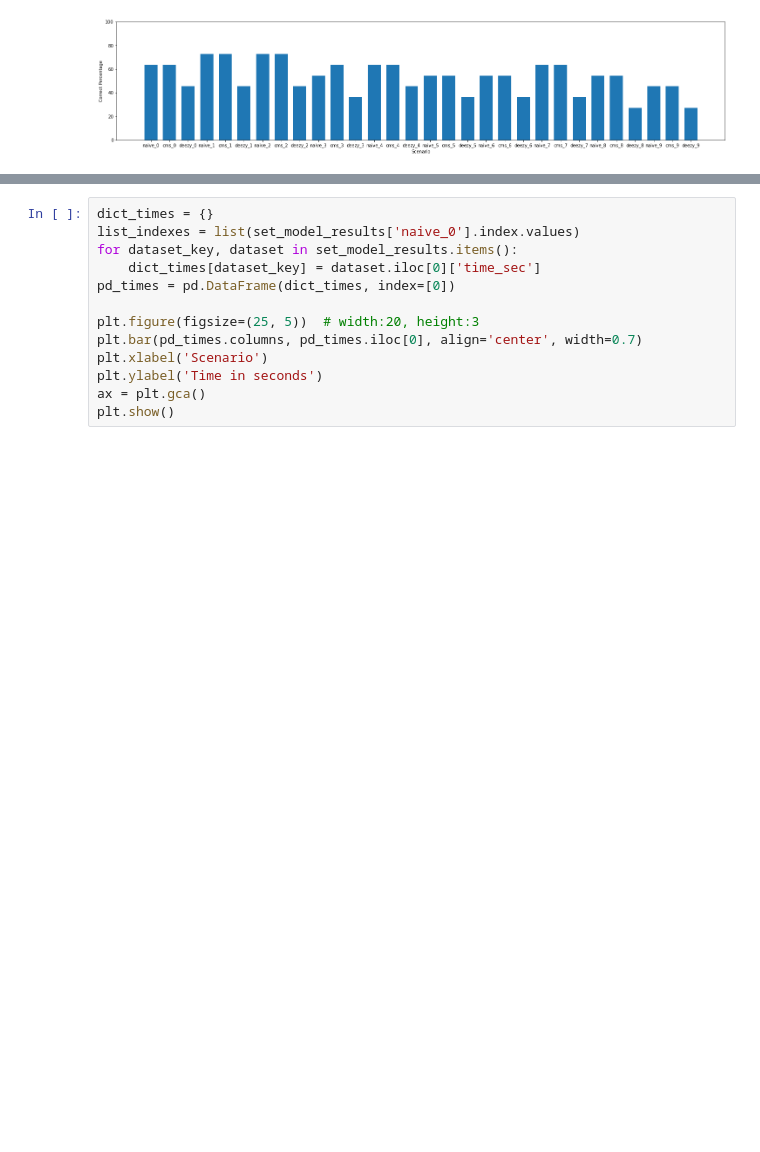
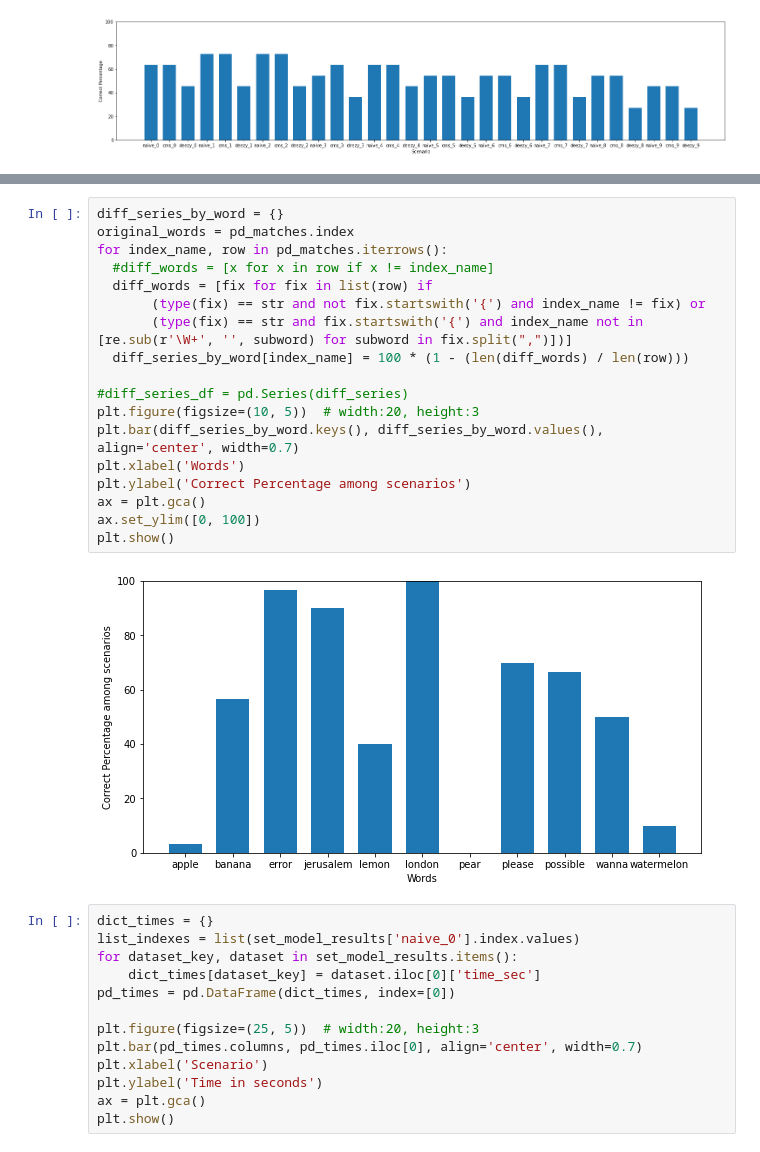
Before and after one commit to stavco9/datastreaming-final-project, a Jupyter notebook: Data_Analysis_All.ipynb, the cells around one changed output, grey strips where cells are left out. Saved outputs shown, nothing was run; the diff lists cells and outputs as text; blank space fills up the shorter version.

Commit message:
Added comparison by word in data analysis and also high order cms

```diff
--- a/Data_Analysis_All.ipynb
+++ b/Data_Analysis_All.ipynb
@@ -128,6 +128,26 @@ dict_diffes_df
 | 23 | --- | gannan | --- | --- | --- | --- | --- | --- | --- | --- | ... |
 | 24 | --- | nana | --- | --- | --- | --- | --- | --- | --- | --- | ... |
 | 25 | --- | bandanas | --- | --- | --- | --- | --- | --- | --- | --- | ... |
+# %%
+diff_series_by_word = {}
+original_words = pd_matches.index
+for index_name, row in pd_matches.iterrows():
+  #diff_words = [x for x in row if x != index_name]
+  diff_words = [fix for fix in list(row) if
+       (type(fix) == str and not fix.startswith('{') and index_name != fix) or
+       (type(fix) == str and fix.startswith('{') and index_name not in [re.sub(r'\W+', '', subword) for subword in fix.split(",")])]
+  diff_series_by_word[index_name] = 100 * (1 - (len(diff_words) / len(row)))
+
+#diff_series_df = pd.Series(diff_series)
+plt.figure(figsize=(10, 5))  # width:20, height:3
+plt.bar(diff_series_by_word.keys(), diff_series_by_word.values(), align='center', width=0.7)
+plt.xlabel('Words')
+plt.ylabel('Correct Percentage among scenarios')
+ax = plt.gca()
+ax.set_ylim([0, 100])
+plt.show()
+# %% [output]
+[figure, added]
 # %%
 dict_times = {}
 list_indexes = list(set_model_results['naive_0'].index.values)
```
Also changed, not shown: 2 other files.
